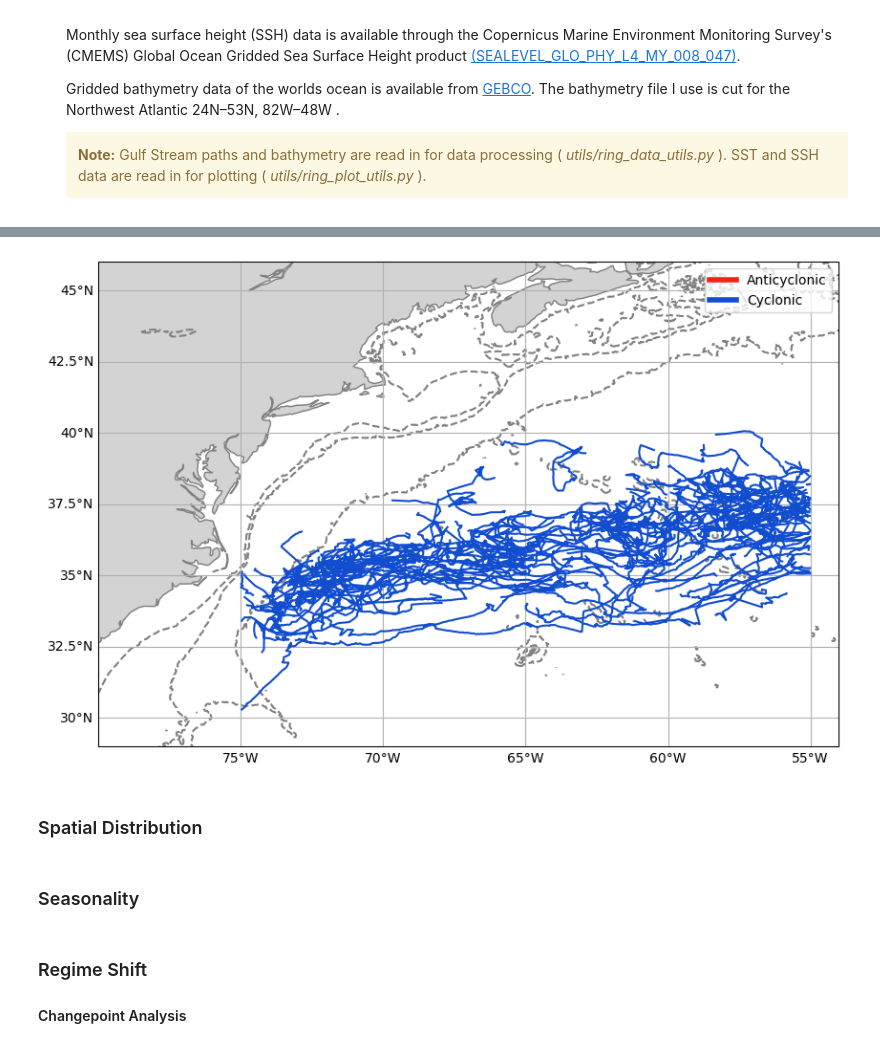
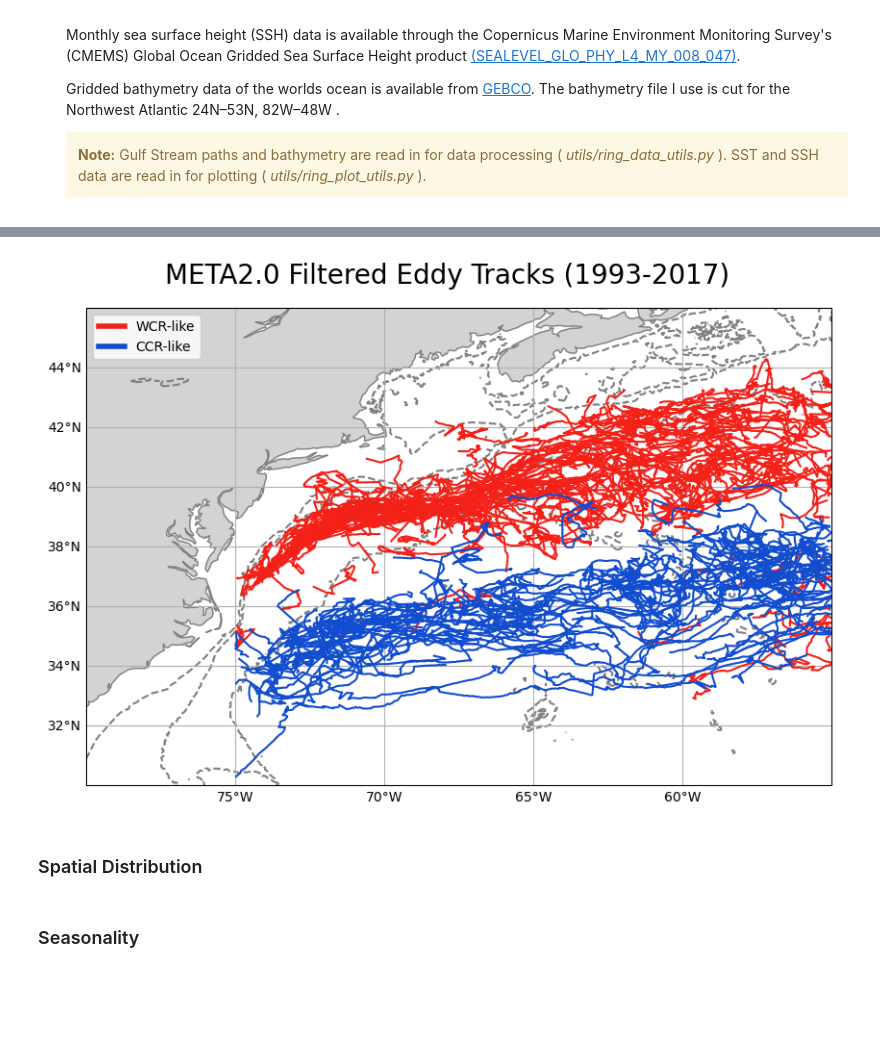
Before and after one commit to elenakperez/rings, a Jupyter notebook: notebooks/rings_MANUSCRIPT_notebook.ipynb, the cells around one changed output, grey strips where cells are left out. Drawn from its saved outputs; the diff is of its cells as text; code cells hidden in the pictures; blank space fills up the shorter version.

Commit message:
added map plot section to manuscript nb

```diff
--- a/notebooks/rings_MANUSCRIPT_notebook.ipynb
+++ b/notebooks/rings_MANUSCRIPT_notebook.ipynb
@@ -192,6 +192,12 @@ Gridded bathymetry data of the worlds ocean is available from [GEBCO](https://ww
 # %%
 %%time
 # This cell takes about 25 ms to run
+"""""""""""""""""""""""""""""""""""""""""""""""""""""""""""""""""""""""""""""""""""""""""""""""""""""""""""
+"                           Bathymetry for the Northwest Atlantic (24N–53N, 82W–48W)                      "
+"""""""""""""""""""""""""""""""""""""""""""""""""""""""""""""""""""""""""""""""""""""""""""""""""""""""""""
+
+bathy = xr.open_dataset('/Users/elenaperez/Desktop/rings/data/nwa_bathy.nc')
+
 """""""""""""""""""""""""""""""""""""""""""""""""""""""""""""""""""""""""""""""""""""""""""""""""""""""""""
 "                                     META2.0 WCR- & CCR-like eddies                                      "
 """""""""""""""""""""""""""""""""""""""""""""""""""""""""""""""""""""""""""""""""""""""""""""""""""""""""""
@@ -231,55 +237,24 @@ Plot a map of the Northwest Atlantic and all the eddy tracks for the whole perio
 # %%
-eddy_df = zone_ccrs
-fig_quality = 100
+"""""""""""""""""""""""""""""""""""""""""""""""""""""""""""""""""""""""""""""""""""""""""""""""""""""""""
+"  all_eddy_tracks_map(eddy_wcr_df, eddy_ccr_df, bathy, title, fig_quality)                             "
+"                                                                                                       "
+" Input:                                                                                                "
+"    eddy_wcr_df (DataFrame) : pandas dataframe of WCR-like eddies for all zones                        "
+"    eddy_ccr_df (DataFrame) : pandas dataframe of CCR-like eddies for all zones                        "
+"    bathy (DataArray)       : xarray DataArray of northwest atlantic bathymetry                        "
+"    title (Str)             : title of the figure, e.g. 'Map of the Northwest Atlantic'                "
+"    fig_quality (Int)       : integer of what dpi the image will be set to (e.g., 100 dpi)             "
+"                                                                                                       "
+" Output:                                                                                               "
+"    * returns a map of all the eddie tracks for whole period                                           "
+"                                                                                                       "
+"                                                                                                       "
+"""""""""""""""""""""""""""""""""""""""""""""""""""""""""""""""""""""""""""""""""""""""""""""""""""""""""
 
-# gangopadhyay census bounds
-x_bnds = [-80,-54] # lon, NWA: [-82,-48]
-y_bnds = [29,46] # lat, NWA: [24,53]
-
-proj = ccrs.PlateCarree()
-
-# create figure
-fig,ax = plt.subplots(subplot_kw = dict(projection=proj),figsize=(10,7))
-fig.set_dpi(fig_quality)
-#     fig.suptitle(title, fontsize=25, y=0.875)
-
-
-## eddies ##
-for i in np.array(eddy_df['track'].unique()):
-    eddy = eddy_df[eddy_df['track']==i]
-    if (eddy['cyclonic_type']==1).all(): # if anti-cyclonic & north of the gulf stream
-        ax.plot(eddy['longitude'],eddy['latitude'],color='#F42119')
-    elif (eddy['cyclonic_type']==-1).all():
-        ax.plot(eddy['longitude'],eddy['latitude'],color='#114DCE') #cyclonic
-
-# axes formatting
-ax.set_xlabel('Longitude')
-ax.set_ylabel('Latitude')
-ax.contour(bathy.lon,bathy.lat,bathy.z,levels=[-4000,-1000,-100],colors='gray') #,levels=[-4000,-1000,-100]
-ax.coastlines(resolution='50m',color='gray')
-ax.set_extent([x_bnds[0],x_bnds[1],y_bnds[0],y_bnds[1]], crs=ccrs.PlateCarree())
-ax.add_feature(cartopy.feature.LAND, color='lightgray')
-
-# custom legend
-from matplotlib.lines import Line2D
-custom_lines = [Line2D([0], [0], color='#F42119', lw=4), Line2D([0], [0], color='#114DCE', lw=4)]
-ax.legend(custom_lines, ['Anticyclonic', 'Cyclonic'])
-
-# gridlines
-gl = ax.gridlines(crs=proj,draw_labels=True)
-gl.xlabels_top = False
-gl.ylabels_right = False
-gl.yformatter = LATITUDE_FORMATTER
-gl.xformatter = LONGITUDE_FORMATTER
+all_eddy_tracks_map(zone_wcrlike_eddies, zone_ccrlike_eddies, bathy, 'META2.0 Filtered Eddy Tracks (1993-2017)', 100);
 # %% [output]
-[figure, old version]
+[figure, new version]
-# %% [markdown]
-### Spatial Distribution
-# %% [markdown]
-### Seasonality
-# %% [markdown]
-### Regime Shift
-
-
-
-#### Changepoint Analysis
+# %% [markdown]
+### Spatial Distribution
+# %% [markdown]
+### Seasonality
```
Also changed, not shown: parts of 4 cells of this notebook, 1 other file.
